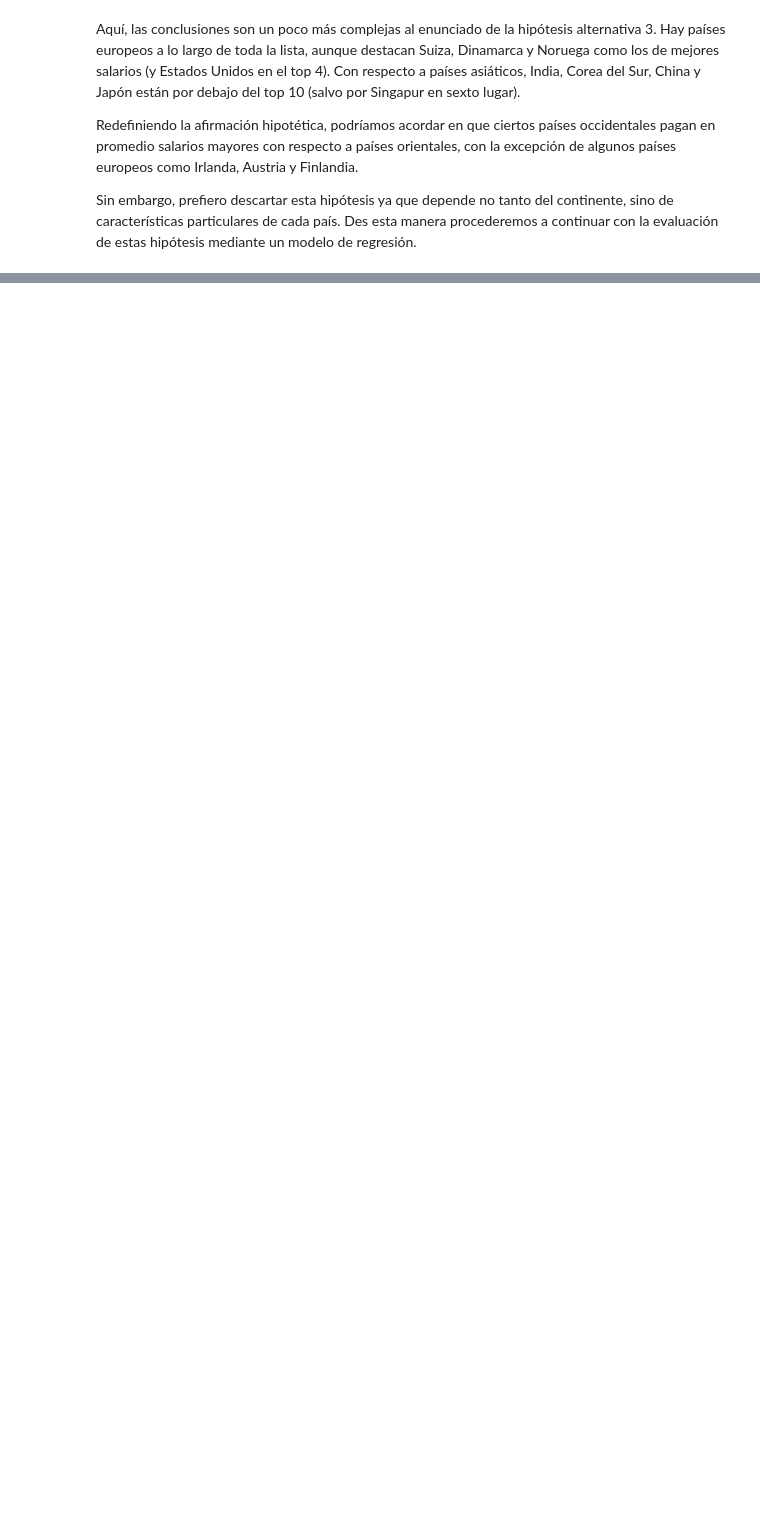
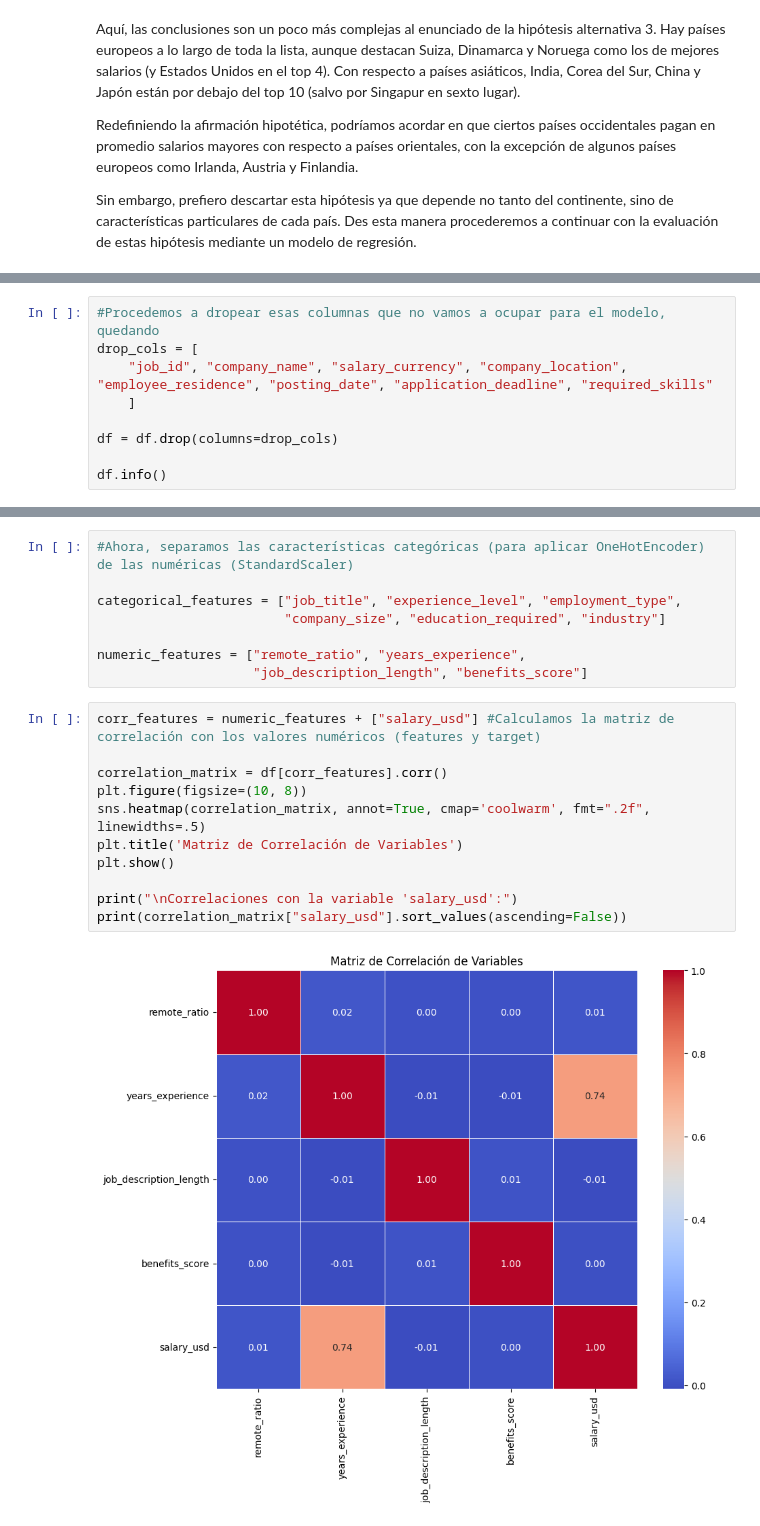
Before and after one commit to EzeRivero/DataScienceCoder, a Jupyter notebook: ProyectoDSParteIIIRivero.ipynb, the cells around one changed output, grey strips where cells are left out. Saved outputs shown, nothing was run; the diff lists cells and outputs as text; blank space fills up the shorter version.

```diff
--- a/ProyectoDSParteIIIRivero.ipynb
+++ b/ProyectoDSParteIIIRivero.ipynb
@@ -186,0 +197,9 @@ Sin embargo, prefiero descartar esta hipótesis ya que depende no tanto del cont
+# %%
+#Procedemos a dropear esas columnas que no vamos a ocupar para el modelo, quedando
+drop_cols = [
+    "job_id", "company_name", "salary_currency", "company_location", "employee_residence", "posting_date", "application_deadline", "required_skills"
+    ]
+
+df = df.drop(columns=drop_cols)
+
+df.info()
@@ -186,0 +230,21 @@ Sin embargo, prefiero descartar esta hipótesis ya que depende no tanto del cont
+# %%
+#Ahora, separamos las características categóricas (para aplicar OneHotEncoder) de las numéricas (StandardScaler)
+
+categorical_features = ["job_title", "experience_level", "employment_type",
+                        "company_size", "education_required", "industry"]
+
+numeric_features = ["remote_ratio", "years_experience",
+                    "job_description_length", "benefits_score"]
+# %%
+corr_features = numeric_features + ["salary_usd"] #Calculamos la matriz de correlación con los valores numéricos (features y target)
+
+correlation_matrix = df[corr_features].corr()
+plt.figure(figsize=(10, 8))
+sns.heatmap(correlation_matrix, annot=True, cmap='coolwarm', fmt=".2f", linewidths=.5)
+plt.title('Matriz de Correlación de Variables')
+plt.show()
+
+print("\nCorrelaciones con la variable 'salary_usd':")
+print(correlation_matrix["salary_usd"].sort_values(ascending=False))
+# %% [output]
+[figure, added]
```
Also changed, not shown: parts of 12 cells of this notebook.
